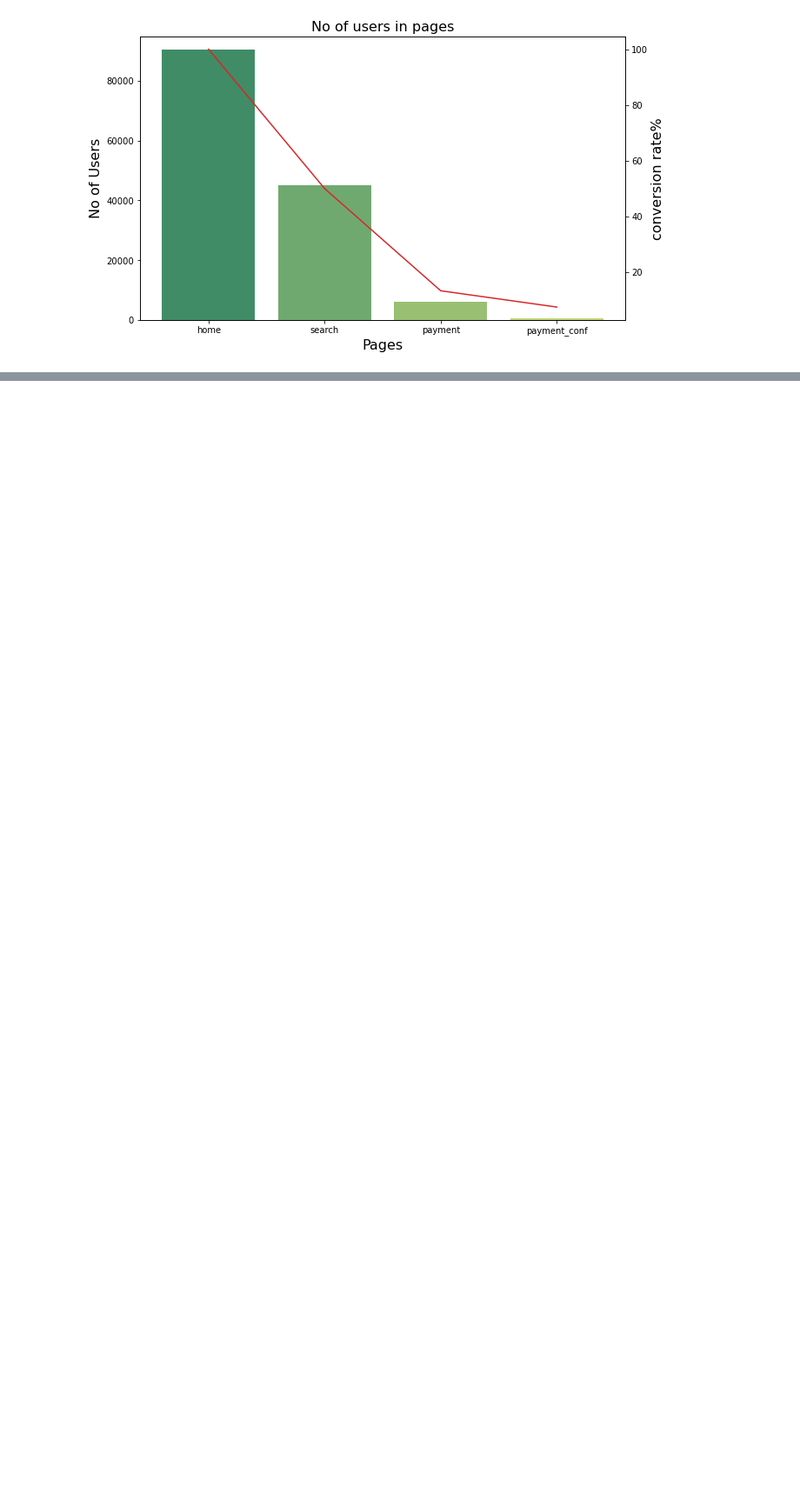
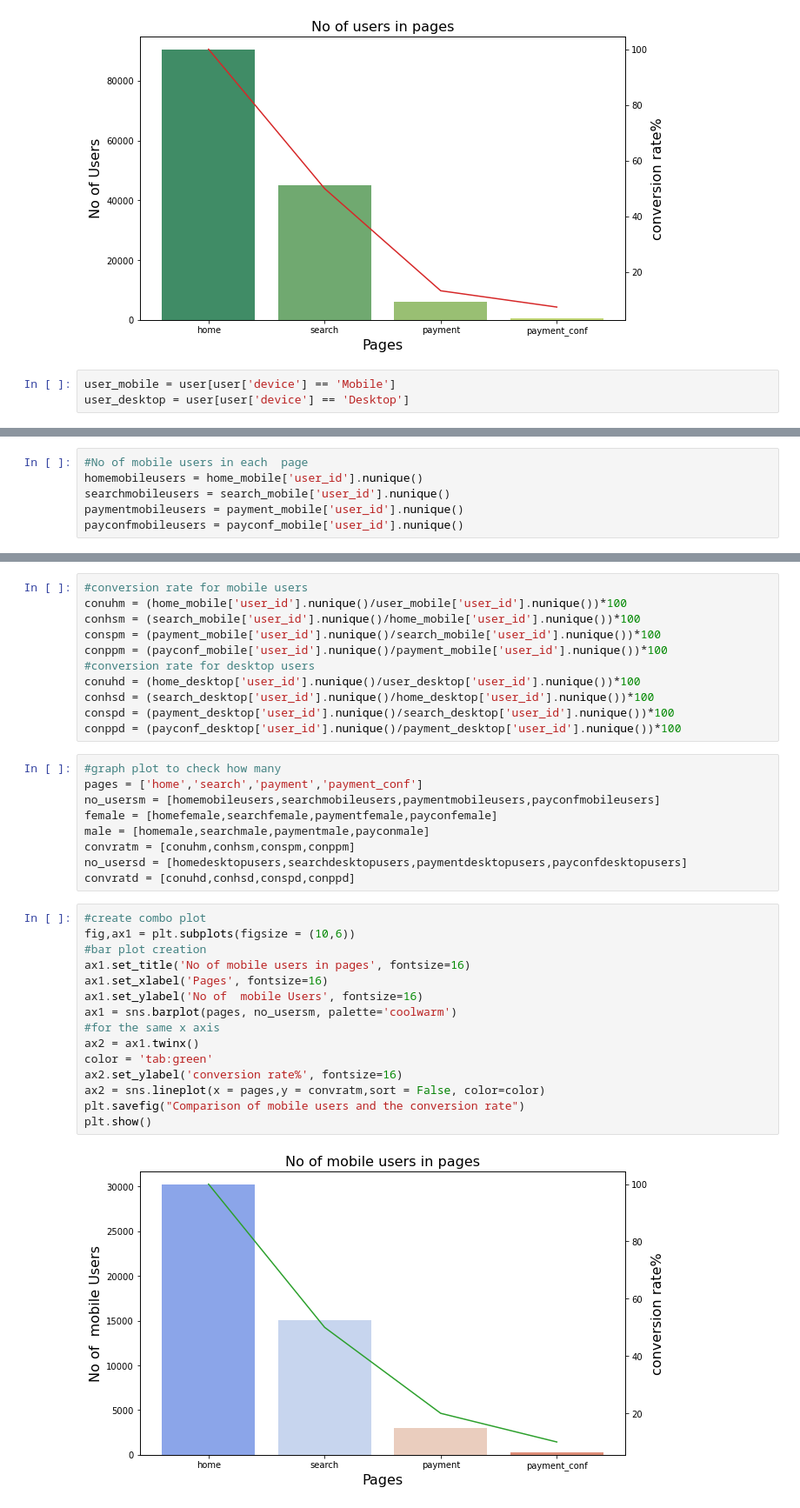
Before and after one commit to priyaljain04/Funnel-Analysis, a Jupyter notebook: Funnel analysis.ipynb, the cells around one changed output, grey strips where cells are left out. Shown: that part at 87% size. Drawn from its saved outputs; the diff is of its cells as text; blank space fills up the shorter version.

```diff
--- a/Funnel analysis.ipynb
+++ b/Funnel analysis.ipynb
@@ -110,3 +110,6 @@ plt.savefig("Comparison of users and the conversion rate")
 plt.show()
 # %% [output]
 [figure]
+# %%
+user_mobile = user[user['device'] == 'Mobile']
+user_desktop = user[user['device'] == 'Desktop']
@@ -112,0 +128,6 @@ plt.show()
+# %%
+#No of mobile users in each  page
+homemobileusers = home_mobile['user_id'].nunique()
+searchmobileusers = search_mobile['user_id'].nunique()
+paymentmobileusers = payment_mobile['user_id'].nunique()
+payconfmobileusers = payconf_mobile['user_id'].nunique()
@@ -112,0 +151,37 @@ plt.show()
+# %%
+#conversion rate for mobile users
+conuhm = (home_mobile['user_id'].nunique()/user_mobile['user_id'].nunique())*100
+conhsm = (search_mobile['user_id'].nunique()/home_mobile['user_id'].nunique())*100
+conspm = (payment_mobile['user_id'].nunique()/search_mobile['user_id'].nunique())*100
+conppm = (payconf_mobile['user_id'].nunique()/payment_mobile['user_id'].nunique())*100
+#conversion rate for desktop users
+conuhd = (home_desktop['user_id'].nunique()/user_desktop['user_id'].nunique())*100
+conhsd = (search_desktop['user_id'].nunique()/home_desktop['user_id'].nunique())*100
+conspd = (payment_desktop['user_id'].nunique()/search_desktop['user_id'].nunique())*100
+conppd = (payconf_desktop['user_id'].nunique()/payment_desktop['user_id'].nunique())*100
+# %%
+#graph plot to check how many
+pages = ['home','search','payment','payment_conf']
+no_usersm = [homemobileusers,searchmobileusers,paymentmobileusers,payconfmobileusers]
+female = [homefemale,searchfemale,paymentfemale,payconfemale]
+male = [homemale,searchmale,paymentmale,payconmale]
+convratm = [conuhm,conhsm,conspm,conppm]
+no_usersd = [homedesktopusers,searchdesktopusers,paymentdesktopusers,payconfdesktopusers]
+convratd = [conuhd,conhsd,conspd,conppd]
+# %%
+#create combo plot
+fig,ax1 = plt.subplots(figsize = (10,6))
+#bar plot creation
+ax1.set_title('No of mobile users in pages', fontsize=16)
+ax1.set_xlabel('Pages', fontsize=16)
+ax1.set_ylabel('No of  mobile Users', fontsize=16)
+ax1 = sns.barplot(pages, no_usersm, palette='coolwarm')
+#for the same x axis
+ax2 = ax1.twinx()
+color = 'tab:green'
+ax2.set_ylabel('conversion rate%', fontsize=16)
+ax2 = sns.lineplot(x = pages,y = convratm,sort = False, color=color)
+plt.savefig("Comparison of mobile users and the conversion rate")
+plt.show()
+# %% [output]
+[figure, added]
```
Also changed, not shown: parts of 5 cells of this notebook.
